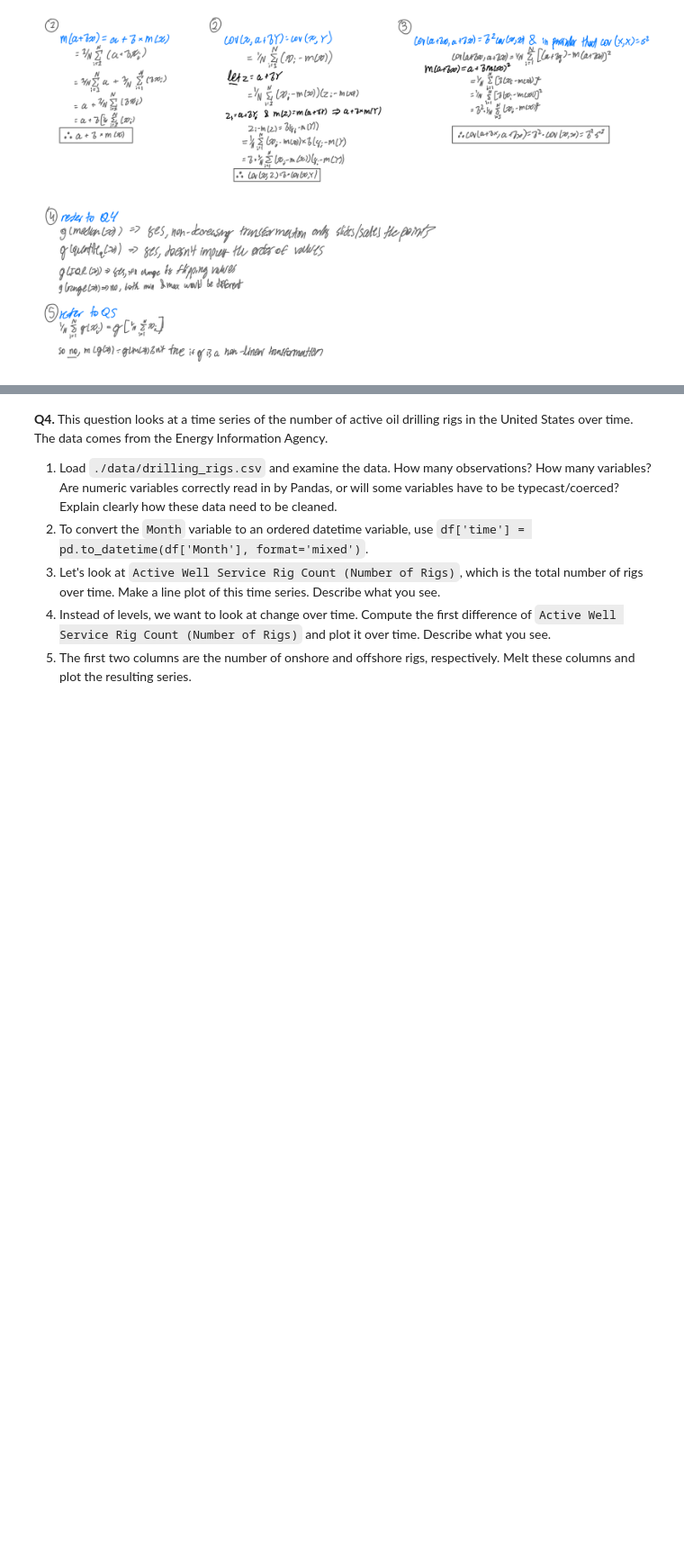
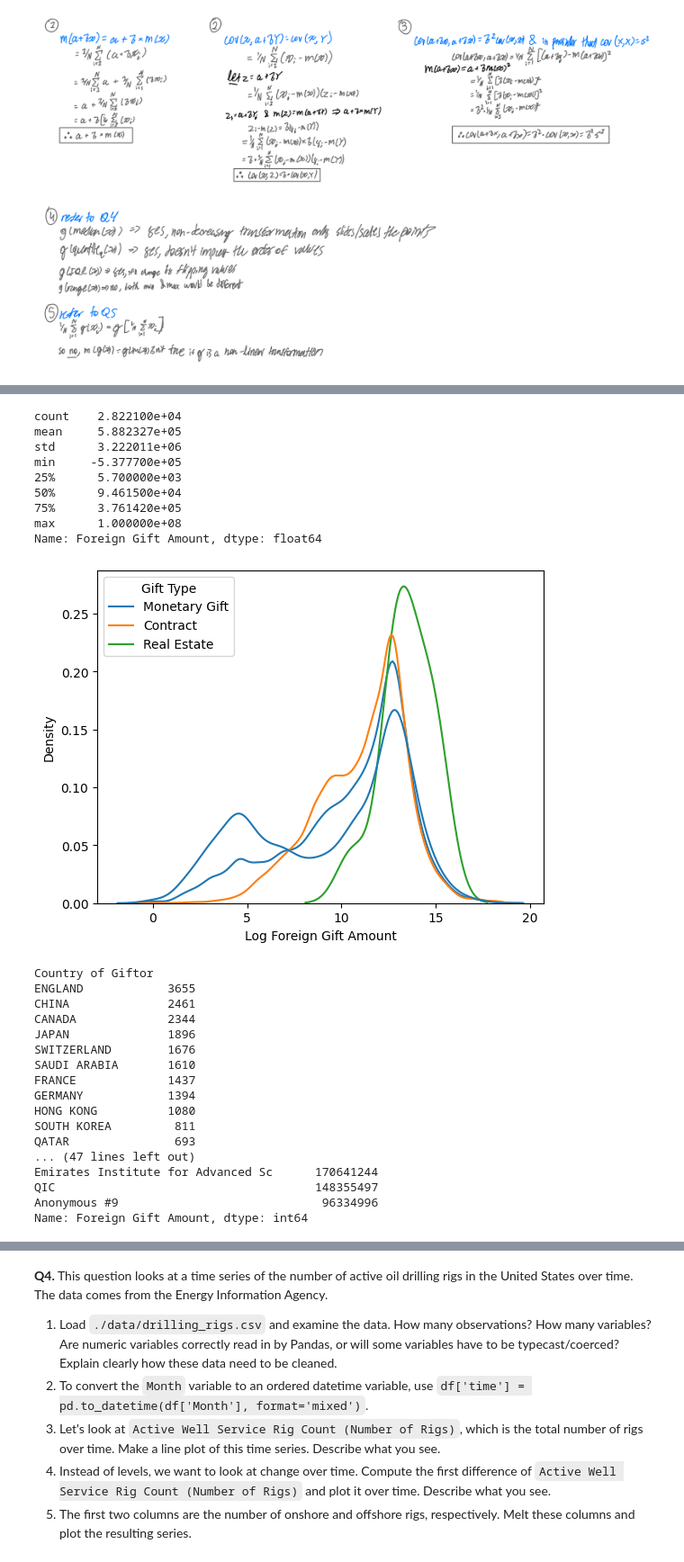
Before and after one commit to pabloisaiahs/EDA, a Jupyter notebook: assignment/assignment.ipynb, the cells around one changed output, grey strips where cells are left out. Shown at 90% size. Drawn from its saved outputs; the diff is of its cells as text; code cells hidden in the pictures; blank space fills up the shorter version.

```diff
--- a/assignment/assignment.ipynb
+++ b/assignment/assignment.ipynb
@@ -79,0 +53,45 @@ Name: Foreign Gift Amount, dtype: float64
+# %%
+import numpy as np
+import pandas as pd
+import matplotlib.pyplot as plt
+import seaborn as sns
+# %cd data
+# !ls
+
+#1
+gift_data = pd.read_csv('/content/EDA/assignment/data/ForeignGifts_edu.csv')
+
+#2
+sns.histplot(gift_data['Foreign Gift Amount'])
+plt.show()
+print(gift_data['Foreign Gift Amount'].describe())
+gift_data.head()
+
+#3
+gift_data['Gift Type'].value_counts()
+
+#4
+gift_data['Log Foreign Gift Amount'] = np.log(gift_data['Foreign Gift Amount'])
+sns.kdeplot(gift_data['Log Foreign Gift Amount'])
+sns.kdeplot(data=gift_data, x='Log Foreign Gift Amount', hue='Gift Type', common_norm=False)
+plt.show()
+
+#5
+top_countries_gift = gift_data.groupby("Country of Giftor").size().sort_values(ascending=False).head(15)
+print(top_countries_gift)
+top_countries_amount = gift_data.groupby("Country of Giftor")["Foreign Gift Amount"].sum().sort_values(ascending=False).head(15)
+print(top_countries_amount)
+
+#6
+top_instiutions = gift_data.groupby("Institution Name")["Foreign Gift Amount"].sum().sort_values(ascending=False)
+print(top_instiutions.head(15))
+sns.histplot(top_instiutions, bins=20)
+plt.xlabel("Total Foreign Gift Amount Received")
+plt.ylabel("Amount of of Institutions")
+plt.title("Total Foreign Gift Amount Received by every Institution")
+plt.show
+
+#7
+top_giftors = gift_data.groupby("Giftor Name")["Foreign Gift Amount"].sum().sort_values(ascending=False).head(10)
+print(top_giftors)
+# %% [output]
@@ -79,0 +99,27 @@ Name: Foreign Gift Amount, dtype: float64
+count    2.822100e+04
+mean     5.882327e+05
+std      3.222011e+06
+min     -5.377700e+05
+25%      5.700000e+03
+50%      9.461500e+04
+75%      3.761420e+05
+max      1.000000e+08
+Name: Foreign Gift Amount, dtype: float64
+[figure, added]
+Country of Giftor
+ENGLAND            3655
+CHINA              2461
+CANADA             2344
+JAPAN              1896
+SWITZERLAND        1676
+SAUDI ARABIA       1610
+FRANCE             1437
+GERMANY            1394
+HONG KONG          1080
+SOUTH KOREA         811
+QATAR               693
+... (47 lines left out)
+Emirates Institute for Advanced Sc      170641244
+QIC                                     148355497
+Anonymous #9                             96334996
+Name: Foreign Gift Amount, dtype: int64
```
Also changed, not shown: parts of 5 cells of this notebook.
